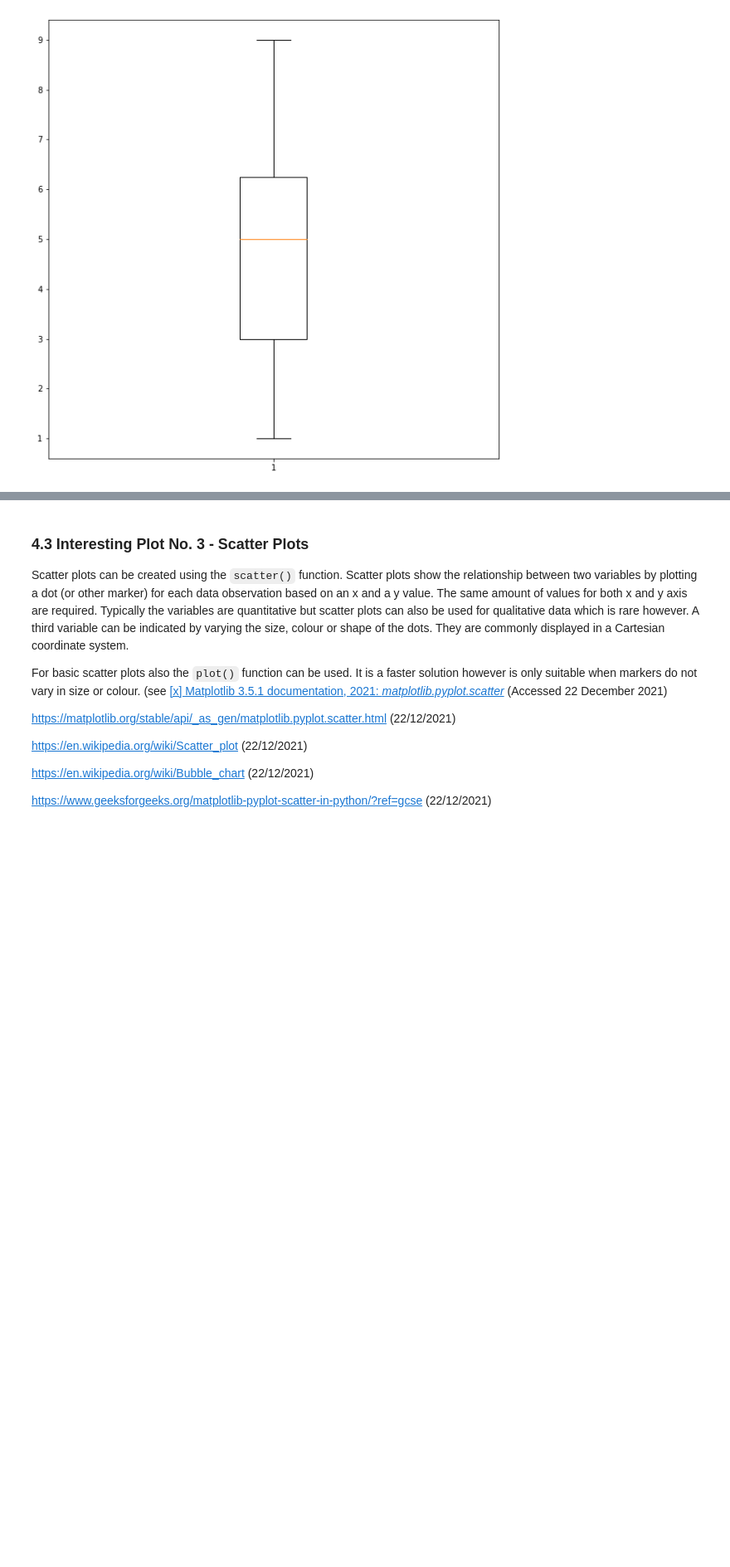
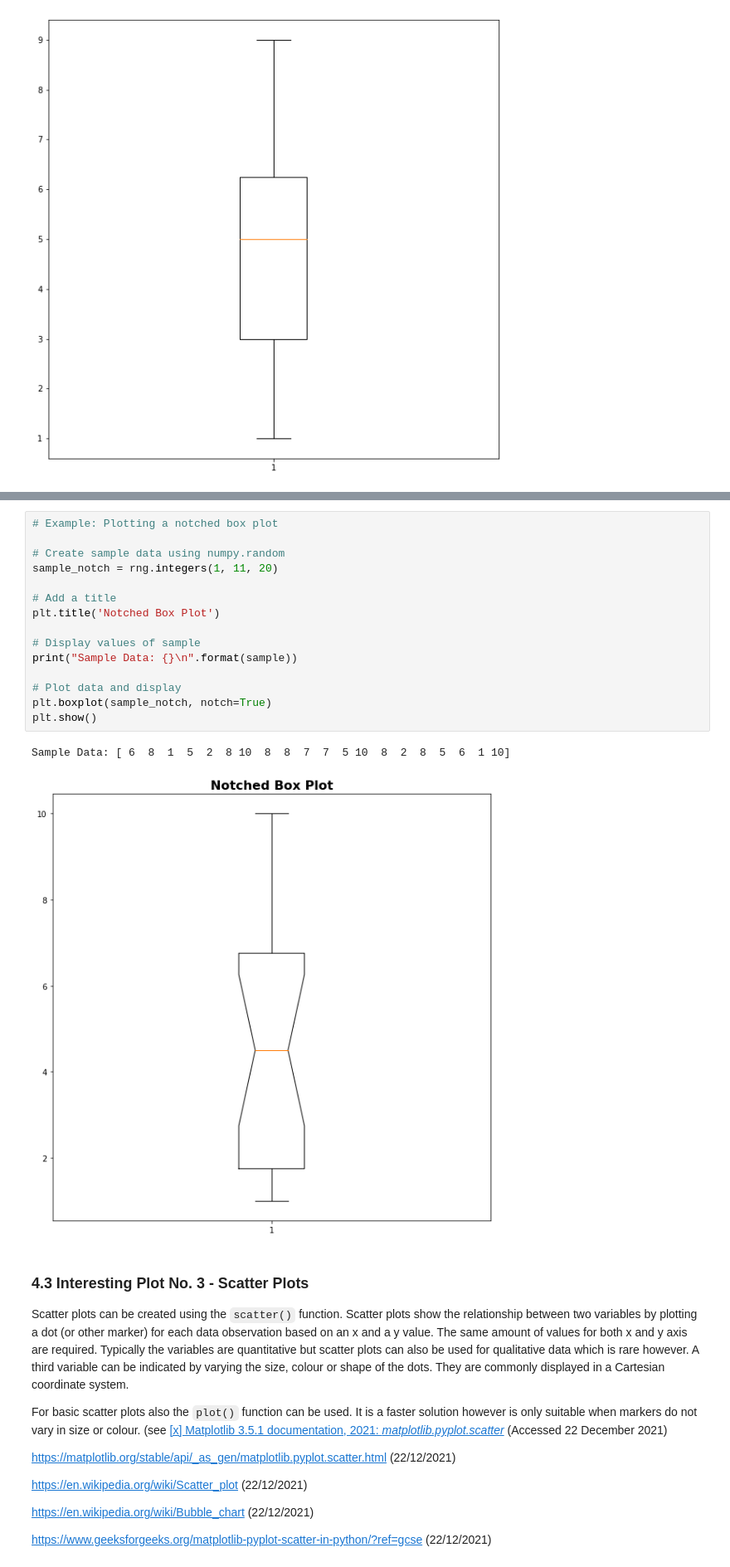
Before and after one commit to ssteffens/fundamentals-data-analysis-assessment, a Jupyter notebook: pyplot.ipynb, the cells around one changed output, grey strips where cells are left out. Shown at 83% size. Cells and saved outputs as stored; diff of their text form; blank space fills up the shorter version.

```diff
--- a/pyplot.ipynb
+++ b/pyplot.ipynb
@@ -812,3 +829,21 @@ Sample Data: [3 6 9 7 9 5 3 3 6 6 3 2 5 3 3 8 2 6 1 9]
+# %%
+# Example: Plotting a notched box plot
+
+# Create sample data using numpy.random
+sample_notch = rng.integers(1, 11, 20)
+
+# Add a title
+plt.title('Notched Box Plot')
+
+# Display values of sample
+print("Sample Data: {}\n".format(sample))
+
+# Plot data and display
+plt.boxplot(sample_notch, notch=True)
+plt.show()
+# %% [output]
+Sample Data: [ 6  8  1  5  2  8 10  8  8  7  7  5 10  8  2  8  5  6  1 10]
+[figure, added]
 # %% [markdown]
 <a id='part4.3'></a>
 ### **4.3 Interesting Plot No. 3 - Scatter Plots**
```
Also changed, not shown: parts of 16 cells of this notebook.
